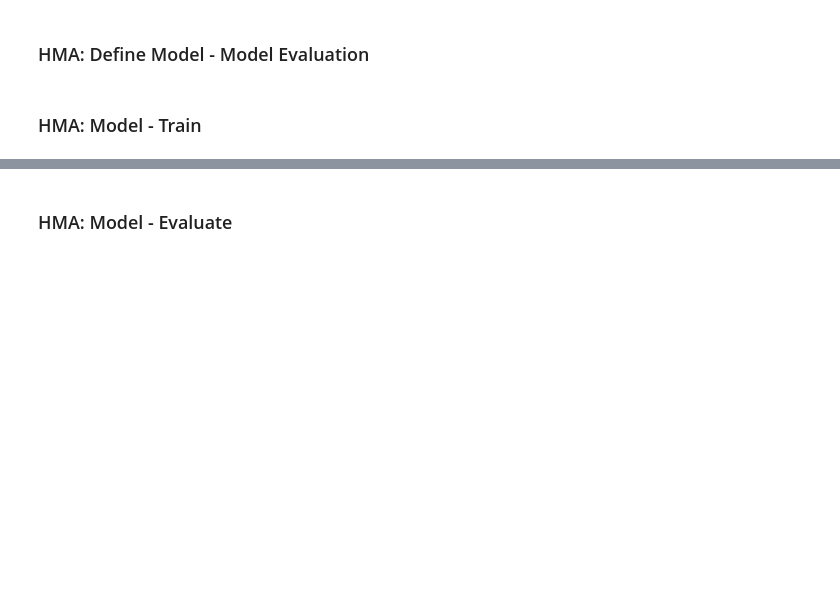
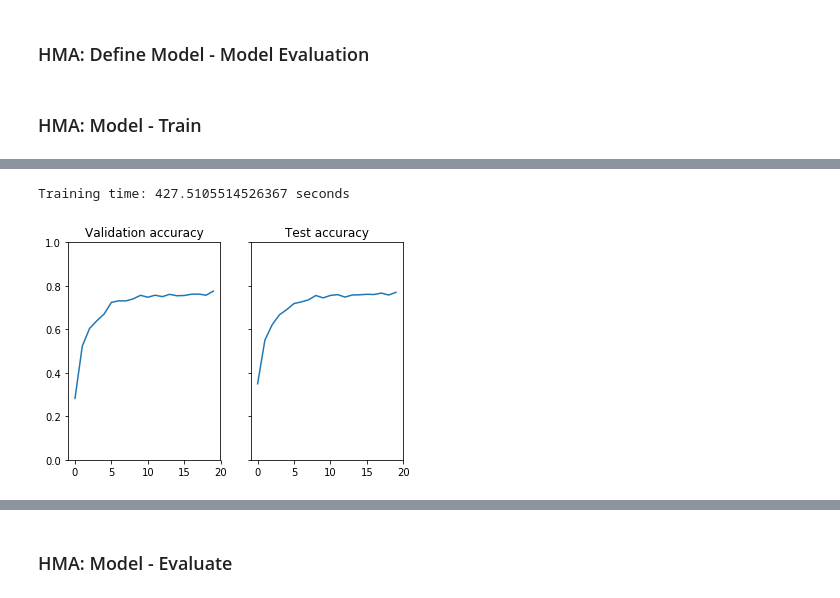
Before and after one commit to mahumberto/course-udacity-selfDrivingCarND, a Jupyter notebook: term1-computerVision-DeepLearning/06-proj-trafficSignClassifier/03-proj-trafficSignClassifier.ipynb, the cells around one changed output, grey strips where cells are left out. Drawn from its saved outputs; the diff is of its cells as text; code cells hidden in the pictures; blank space fills up the shorter version.

```diff
--- a/term1-computerVision-DeepLearning/06-proj-trafficSignClassifier/03-proj-trafficSignClassifier.ipynb
+++ b/term1-computerVision-DeepLearning/06-proj-trafficSignClassifier/03-proj-trafficSignClassifier.ipynb
@@ -376,0 +403,5 @@ with tf.Session() as sess:
+# %%
+trainingSession(hp_epochs = 20, hp_batchSize = 128)
+# %% [output]
+Training time: 427.5105514526367 seconds
+[figure, added]
```
Also changed, not shown: parts of 11 cells of this notebook.
